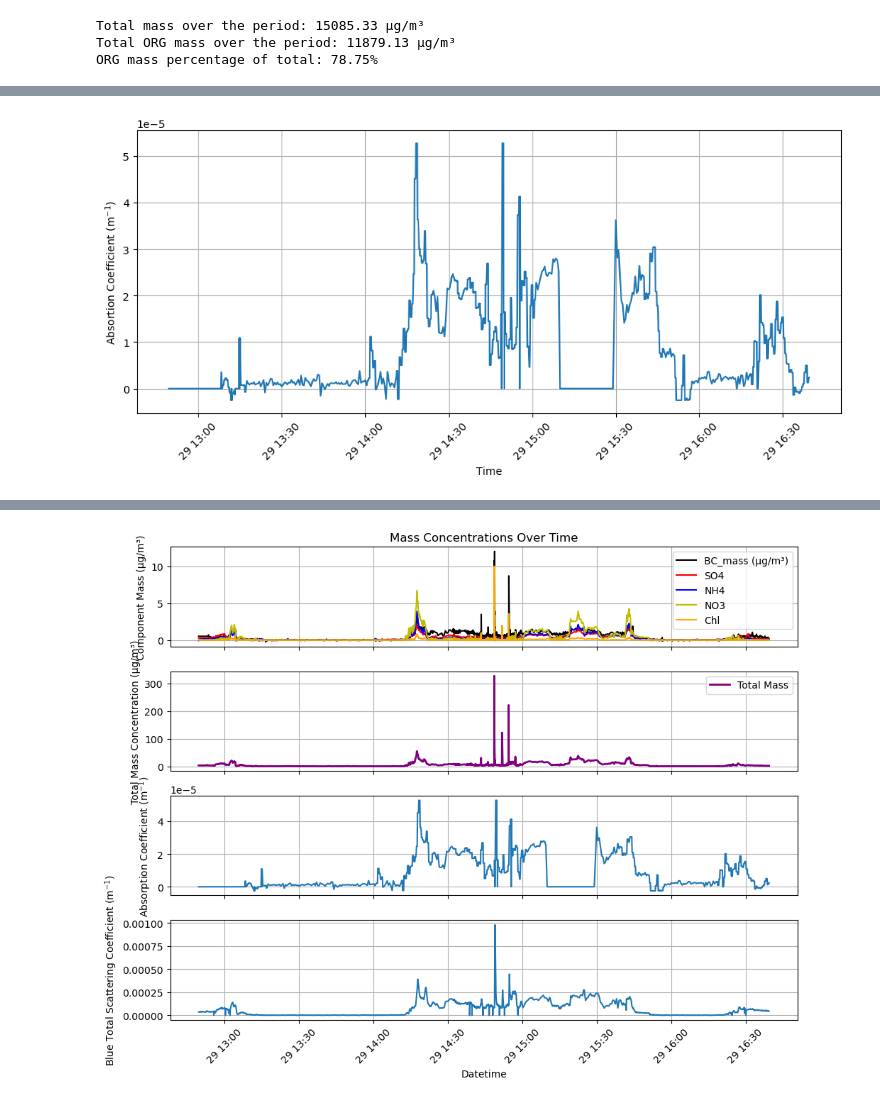
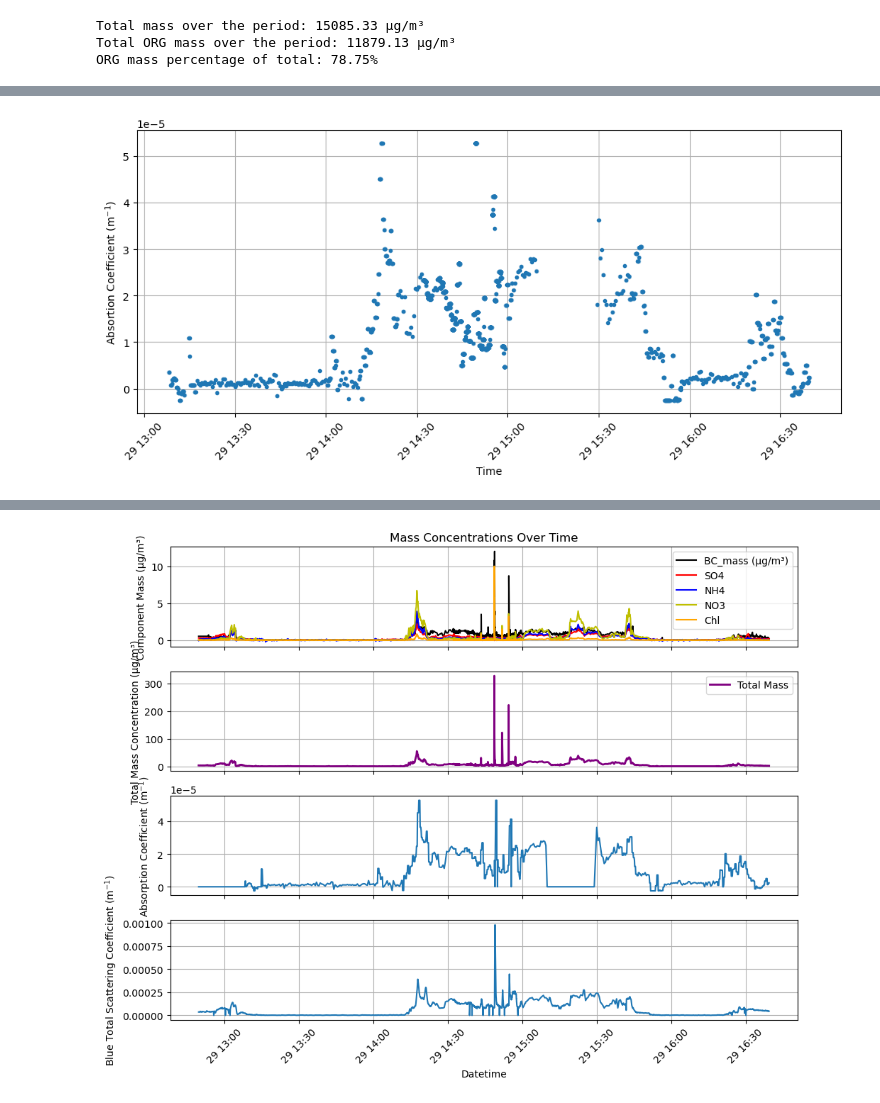
Before and after one commit to thiago-vg/SAMBBA-data-analysis, a Jupyter notebook: Scripts/Total_mass_v2xPSAP.ipynb, the cells around one changed output, grey strips where cells are left out. Cells and saved outputs as stored; diff of their text form; code cells hidden in the pictures.

```diff
--- a/Scripts/Total_mass_v2xPSAP.ipynb
+++ b/Scripts/Total_mass_v2xPSAP.ipynb
@@ -269,19 +289,23 @@ ds_psap_matched = ds_psap.where(mask, drop=True)
+# %%
+# Filter out invalid NO3 values (9999999)
+valid_PSAP_mask = ds_psap_matched["PSAP_LIN_FLAG"] == 0
+filtered_ds_psap = ds_psap_matched.where(valid_PSAP_mask, drop=True)
 # %%
 # Step 5: Plot the resampled PSAP_LOG values
 plt.figure(figsize=(10, 5))
 
 # Plot resampled PSAP_LOG values
-plt.plot(ds_psap_matched['Time'], ds_psap_matched['PSAP_LIN'])
+plt.plot(filtered_ds_psap['Time'], filtered_ds_psap['PSAP_LIN'], marker='.',linewidth=0)
 
 plt.xlabel('Time')
 plt.ylabel(r'Absortion Coefficient ($\mathrm{m^{-1}}$)')
 plt.xticks(rotation=45)
 plt.grid()
 
 # Tight layout for better plot formatting
 plt.tight_layout()
 
 # Show the plot
 plt.show()
 # %% [output]
-[figure, old version]
+[figure, new version]
```
Also changed, not shown: parts of 4 cells of this notebook, 9 other files.
